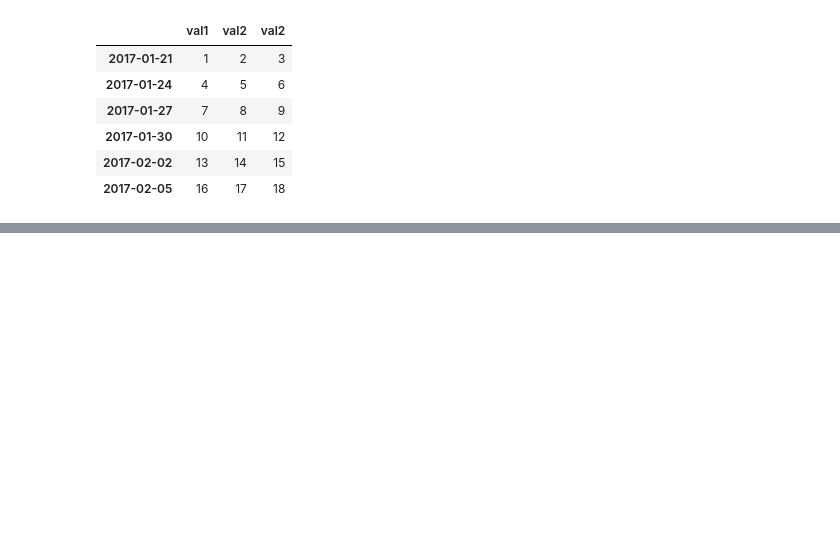
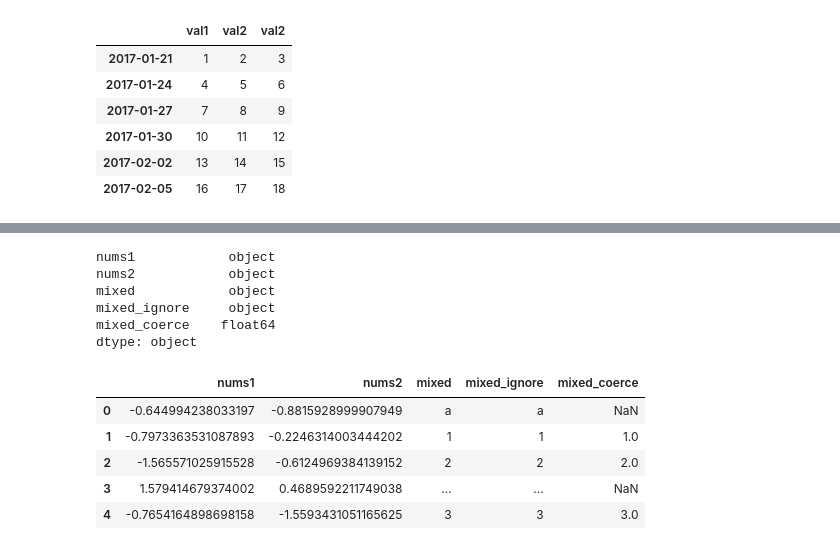
Before and after one commit to kishorepv/Data-Science-with-Python, a Jupyter notebook: Pandas library (Python).ipynb, the cells around one changed output, grey strips where cells are left out. Drawn from its saved outputs; the diff is of its cells as text; code cells hidden in the pictures; blank space fills up the shorter version.

```diff
--- a/Pandas library (Python).ipynb
+++ b/Pandas library (Python).ipynb
@@ -1890,0 +1930,5 @@ d_df
+# %%
+df=pd.DataFrame(data, columns=["nums1", "nums2", "mixed"])
+# %%
+df["nums1"]=pd.to_numeric(df["nums1"]) #error="raise" default
+df.dtypes
@@ -1890,0 +1940,3 @@ d_df
+# %%
+df["nums2"]=pd.to_numeric(df["nums2"]) #error="raise" default
+df.dtypes
@@ -1890,0 +1948,7 @@ d_df
+# %%
+printf(df["mixed"]) # 'a' , "..." are non numeric
+# df["mixed"]=pd.to_numeric(df["mixed"]) #default error="raise" causes it to fail
+df["mixed_ignore"]=pd.to_numeric(df["mixed"], errors="ignore") # not of much use here
+printf(df["mixed_ignore"])
+df["mixed_coerce"]=pd.to_numeric(df["mixed"], errors="coerce") # not of much use here
+printf(df["mixed_coerce"])
@@ -1890,0 +1976,18 @@ d_df
+# %%
+printf(df.dtypes)
+# %% [output]
+nums1            object
+nums2            object
+mixed            object
+mixed_ignore     object
+mixed_coerce    float64
+dtype: object
+# %%
+df
+# %% [output]
+|  | nums1 | nums2 | mixed | mixed_ignore | mixed_coerce |
+| 0 | -0.644994238033197 | -0.8815928999907949 | a | a | NaN |
+| 1 | -0.7973363531087893 | -0.2246314003444202 | 1 | 1 | 1.0 |
+| 2 | -1.565571025915528 | -0.6124969384139152 | 2 | 2 | 2.0 |
+| 3 | 1.579414679374002 | 0.4689592211749038 | ... | ... | NaN |
+| 4 | -0.7654164898698158 | -1.5593431051165625 | 3 | 3 | 3.0 |
```
Also changed, not shown: parts of 8 cells of this notebook.
